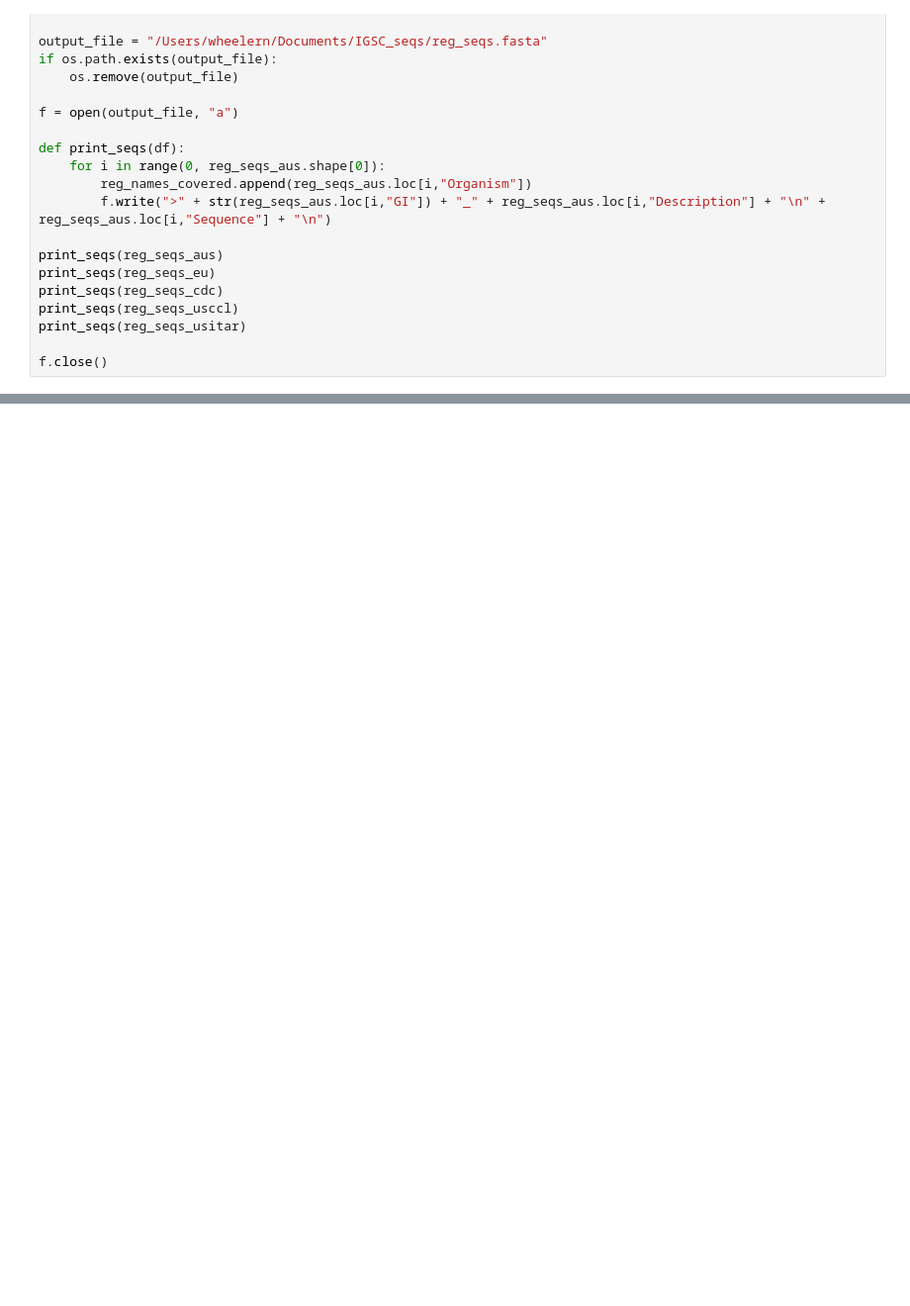
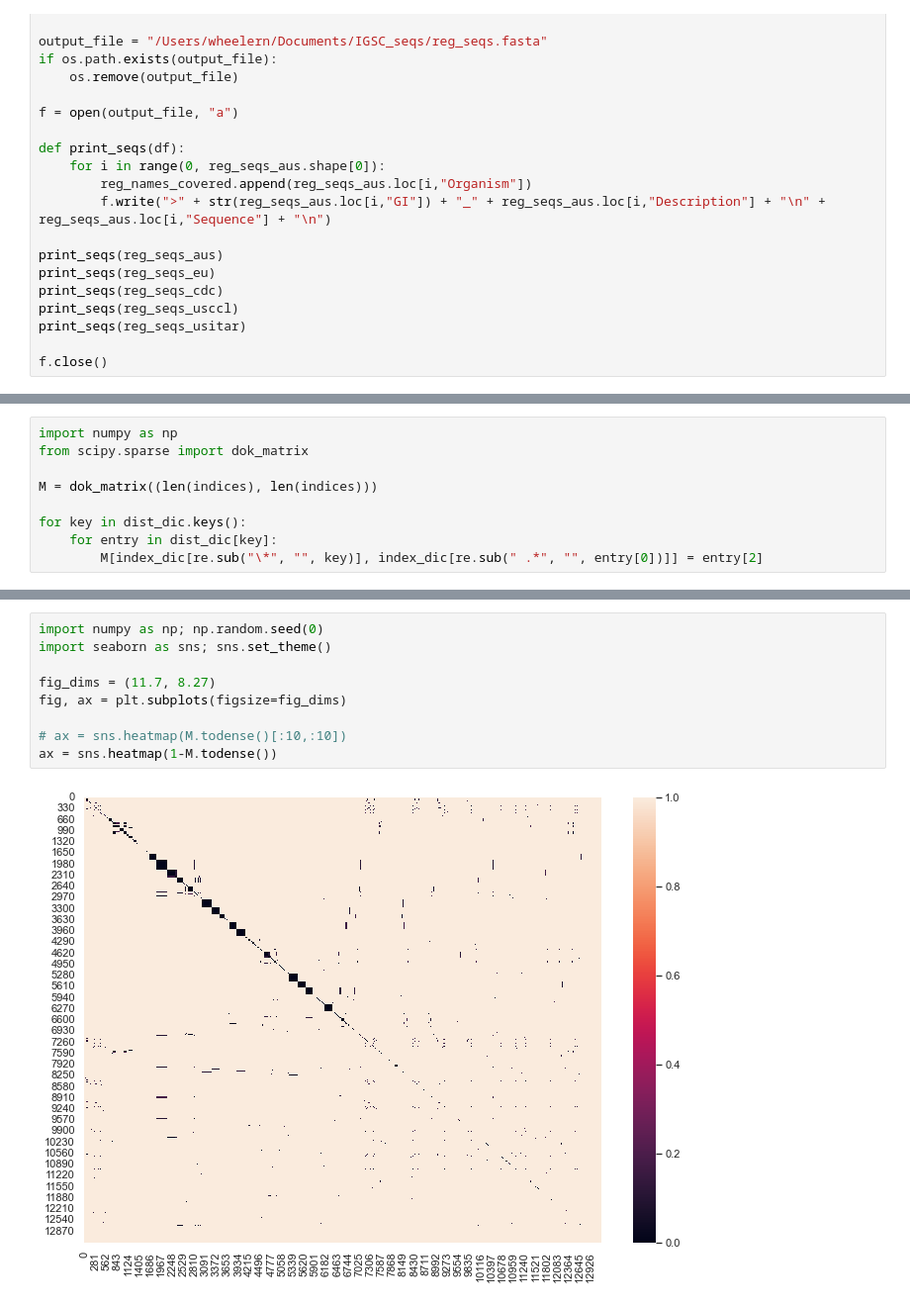
Before and after one commit to ibbis-screening/common-mechanism, a Jupyter notebook: Biorisk_db.ipynb, the cells around one changed output, grey strips where cells are left out. Shown at 99% size. Saved outputs shown, nothing was run; the diff lists cells and outputs as text; blank space fills up the shorter version.

```diff
--- a/Biorisk_db.ipynb
+++ b/Biorisk_db.ipynb
@@ -150,0 +289,9 @@ Seoul virus
+# %%
+import numpy as np
+from scipy.sparse import dok_matrix
+
+M = dok_matrix((len(indices), len(indices)))
+
+for key in dist_dic.keys():
+    for entry in dist_dic[key]:
+        M[index_dic[re.sub("\*", "", key)], index_dic[re.sub(" .*", "", entry[0])]] = entry[2]
@@ -150,0 +314,11 @@ Seoul virus
+# %%
+import numpy as np; np.random.seed(0)
+import seaborn as sns; sns.set_theme()
+
+fig_dims = (11.7, 8.27)
+fig, ax = plt.subplots(figsize=fig_dims)
+
+# ax = sns.heatmap(M.todense()[:10,:10])
+ax = sns.heatmap(1-M.todense())
+# %% [output]
+[figure, added]
```
Also changed, not shown: parts of 21 cells of this notebook, 22 other files.
